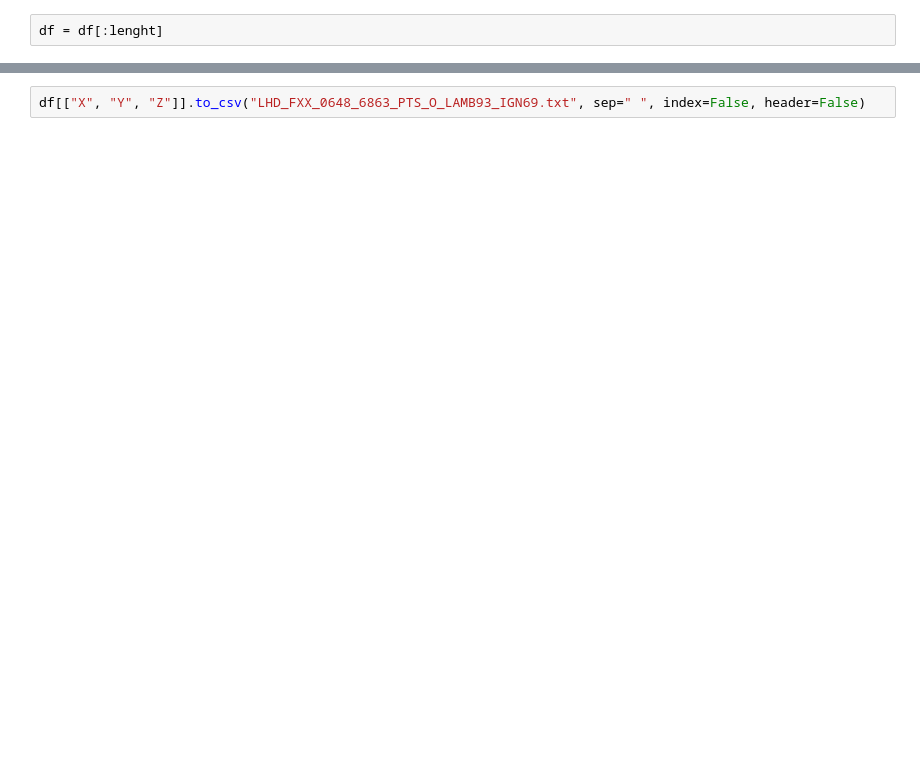
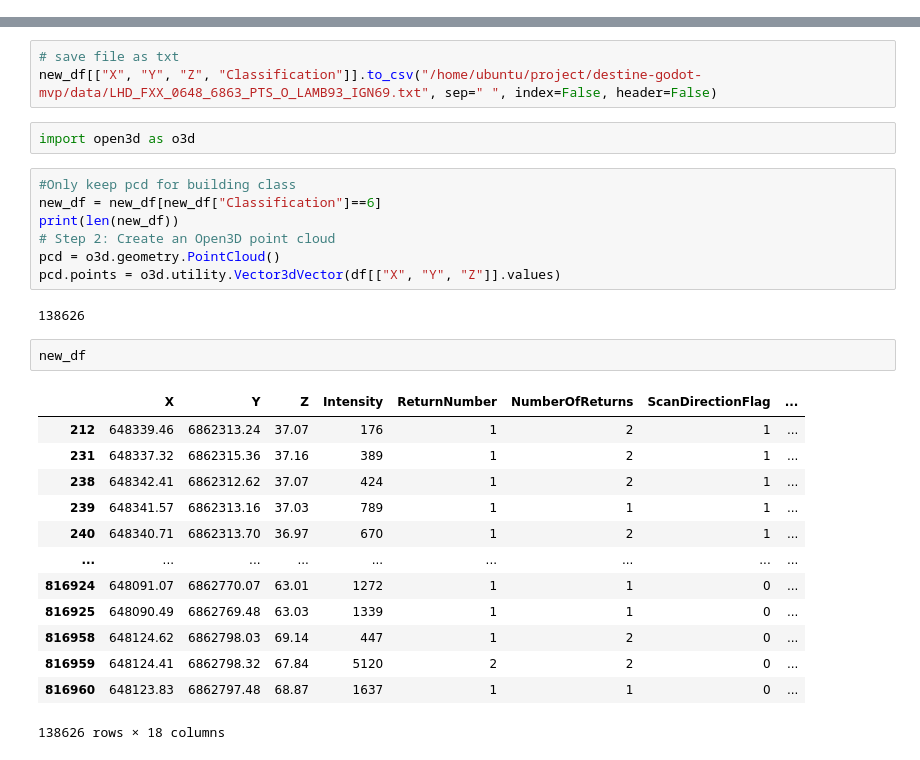
Before and after one commit to sebastien-tetaud/destine-godot-mvp, a Jupyter notebook: ign_notebook.ipynb, the cells around one changed output, grey strips where cells are left out. Cells and saved outputs as stored; diff of their text form; blank space fills up the shorter version.

```diff
--- a/ign_notebook.ipynb
+++ b/ign_notebook.ipynb
@@ -82,2 +72,0 @@ len(df) - 2450885
-# %%
-df = df[:lenght]
@@ -84,2 +87,30 @@ df = df[:lenght]
 # %%
-df[["X", "Y", "Z"]].to_csv("LHD_FXX_0648_6863_PTS_O_LAMB93_IGN69.txt", sep=" ", index=False, header=False)
+# save file as txt
+new_df[["X", "Y", "Z", "Classification"]].to_csv("/home/ubuntu/project/destine-godot-mvp/data/LHD_FXX_0648_6863_PTS_O_LAMB93_IGN69.txt", sep=" ", index=False, header=False)
+# %%
+import open3d as o3d
+# %%
+#Only keep pcd for building class
+new_df = new_df[new_df["Classification"]==6]
+print(len(new_df))
+# Step 2: Create an Open3D point cloud
+pcd = o3d.geometry.PointCloud()
+pcd.points = o3d.utility.Vector3dVector(df[["X", "Y", "Z"]].values)
+# %% [output]
+138626
+# %%
+new_df
+# %% [output]
+|  | X | Y | Z | Intensity | ReturnNumber | NumberOfReturns | ScanDirectionFlag | ... |
+| 212 | 648339.46 | 6862313.24 | 37.07 | 176 | 1 | 2 | 1 | ... |
+| 231 | 648337.32 | 6862315.36 | 37.16 | 389 | 1 | 2 | 1 | ... |
+| 238 | 648342.41 | 6862312.62 | 37.07 | 424 | 1 | 2 | 1 | ... |
+| 239 | 648341.57 | 6862313.16 | 37.03 | 789 | 1 | 1 | 1 | ... |
+| 240 | 648340.71 | 6862313.70 | 36.97 | 670 | 1 | 2 | 1 | ... |
+| ... | ... | ... | ... | ... | ... | ... | ... | ... |
+| 816924 | 648091.07 | 6862770.07 | 63.01 | 1272 | 1 | 1 | 0 | ... |
+| 816925 | 648090.49 | 6862769.48 | 63.03 | 1339 | 1 | 1 | 0 | ... |
+| 816958 | 648124.62 | 6862798.03 | 69.14 | 447 | 1 | 2 | 0 | ... |
+| 816959 | 648124.41 | 6862798.32 | 67.84 | 5120 | 2 | 2 | 0 | ... |
+| 816960 | 648123.83 | 6862797.48 | 68.87 | 1637 | 1 | 1 | 0 | ... |
+138626 rows × 18 columns
```
Also changed, not shown: parts of 16 cells of this notebook.
